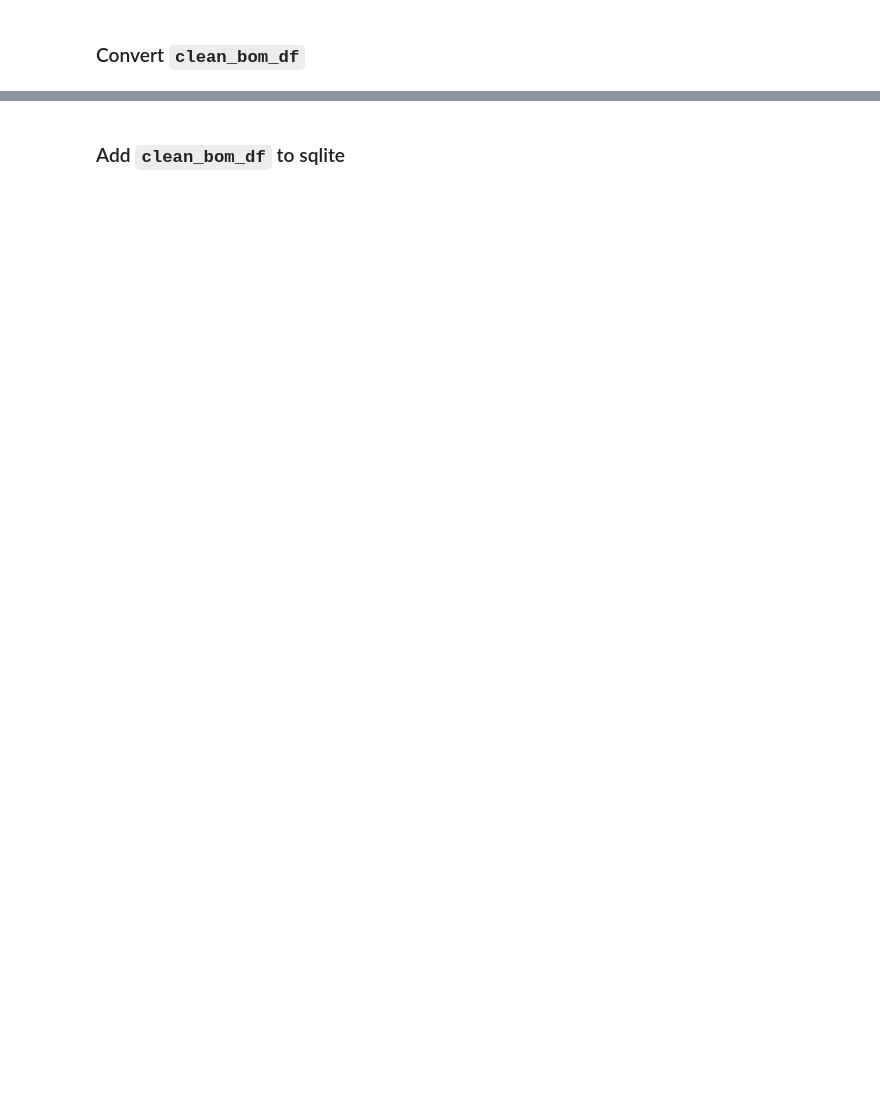
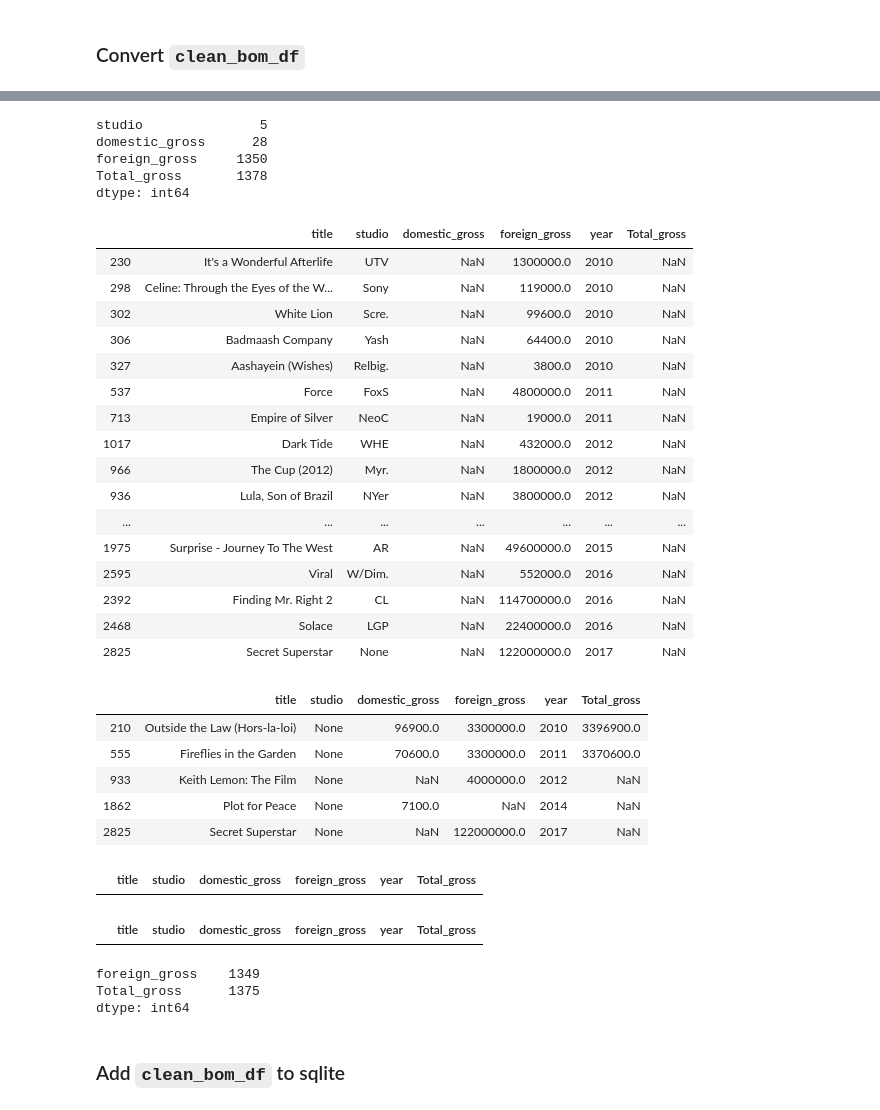
Before and after one commit to jammy-bot/dsc-mod-1-project-v2-1-online-ds-ft-120919, a Jupyter notebook: movies-clean-transform.ipynb, the cells around one changed output, grey strips where cells are left out. Cells and saved outputs as stored; diff of their text form; code cells hidden in the pictures; blank space fills up the shorter version.

Commit message:
clean bom dataframe

```diff
--- a/movies-clean-transform.ipynb
+++ b/movies-clean-transform.ipynb
@@ -191,0 +246,64 @@ clean_bom_df.loc[clean_bom_df.title == 'Alice in Wonderland (2010)', :]
+# %%
+# and create a function to count where we still have them
+def null_count(s):
+    null_columns=s.columns[s.isnull().any()]
+    return s[null_columns].isnull().sum()
+# %%
+display(null_count(clean_bom_df))
+
+# also preview rows where domestic_gross is null and where `studio` is null
+display(clean_bom_df[pd.notnull(clean_bom_df['domestic_gross']) != True].sort_values(by='year'))
+display(clean_bom_df[pd.notnull(clean_bom_df['studio']) != True].sort_values(by='year'))
+
+# we can drop rows for movies without a studio
+# and change 'gross' series nulls to 0
+# %% [output]
+studio               5
+domestic_gross      28
+foreign_gross     1350
+Total_gross       1378
+dtype: int64
+|  | title | studio | domestic_gross | foreign_gross | year | Total_gross |
+| 230 | It's a Wonderful Afterlife | UTV | NaN | 1300000.0 | 2010 | NaN |
+| 298 | Celine: Through the Eyes of the W... | Sony | NaN | 119000.0 | 2010 | NaN |
+| 302 | White Lion | Scre. | NaN | 99600.0 | 2010 | NaN |
+| 306 | Badmaash Company | Yash | NaN | 64400.0 | 2010 | NaN |
+| 327 | Aashayein (Wishes) | Relbig. | NaN | 3800.0 | 2010 | NaN |
+| 537 | Force | FoxS | NaN | 4800000.0 | 2011 | NaN |
+| 713 | Empire of Silver | NeoC | NaN | 19000.0 | 2011 | NaN |
+| 1017 | Dark Tide | WHE | NaN | 432000.0 | 2012 | NaN |
+| 966 | The Cup (2012) | Myr. | NaN | 1800000.0 | 2012 | NaN |
+| 936 | Lula, Son of Brazil | NYer | NaN | 3800000.0 | 2012 | NaN |
+| ... | ... | ... | ... | ... | ... | ... |
+| 1975 | Surprise - Journey To The West | AR | NaN | 49600000.0 | 2015 | NaN |
+| 2595 | Viral | W/Dim. | NaN | 552000.0 | 2016 | NaN |
+| 2392 | Finding Mr. Right 2 | CL | NaN | 114700000.0 | 2016 | NaN |
+| 2468 | Solace | LGP | NaN | 22400000.0 | 2016 | NaN |
+| 2825 | Secret Superstar | None | NaN | 122000000.0 | 2017 | NaN |
+|  | title | studio | domestic_gross | foreign_gross | year | Total_gross |
+| 210 | Outside the Law (Hors-la-loi) | None | 96900.0 | 3300000.0 | 2010 | 3396900.0 |
+| 555 | Fireflies in the Garden | None | 70600.0 | 3300000.0 | 2011 | 3370600.0 |
+| 933 | Keith Lemon: The Film | None | NaN | 4000000.0 | 2012 | NaN |
+| 1862 | Plot for Peace | None | 7100.0 | NaN | 2014 | NaN |
+| 2825 | Secret Superstar | None | NaN | 122000000.0 | 2017 | NaN |
+# %%
+# drop null `studio` rows (if we can drop 'None' values)
+clean_bom_df.dropna(subset=['studio'], inplace=True)
+display(clean_bom_df[pd.notnull(clean_bom_df['studio']) != True])
+# %% [output]
+|  | title | studio | domestic_gross | foreign_gross | year | Total_gross |
+# %%
+# ...and for `domestic_gross` nulls
+clean_bom_df.domestic_gross.fillna(0, inplace=True)
+
+# check with the same line we used to view nulls above
+display(clean_bom_df[pd.notnull(clean_bom_df['domestic_gross']) != True].sort_values(by='year'))
+# %% [output]
+|  | title | studio | domestic_gross | foreign_gross | year | Total_gross |
+# %%
+# sanity check
+null_count(clean_bom_df)
+# %% [output]
+foreign_gross    1349
+Total_gross      1375
+dtype: int64
```
Also changed, not shown: parts of 11 cells of this notebook.
